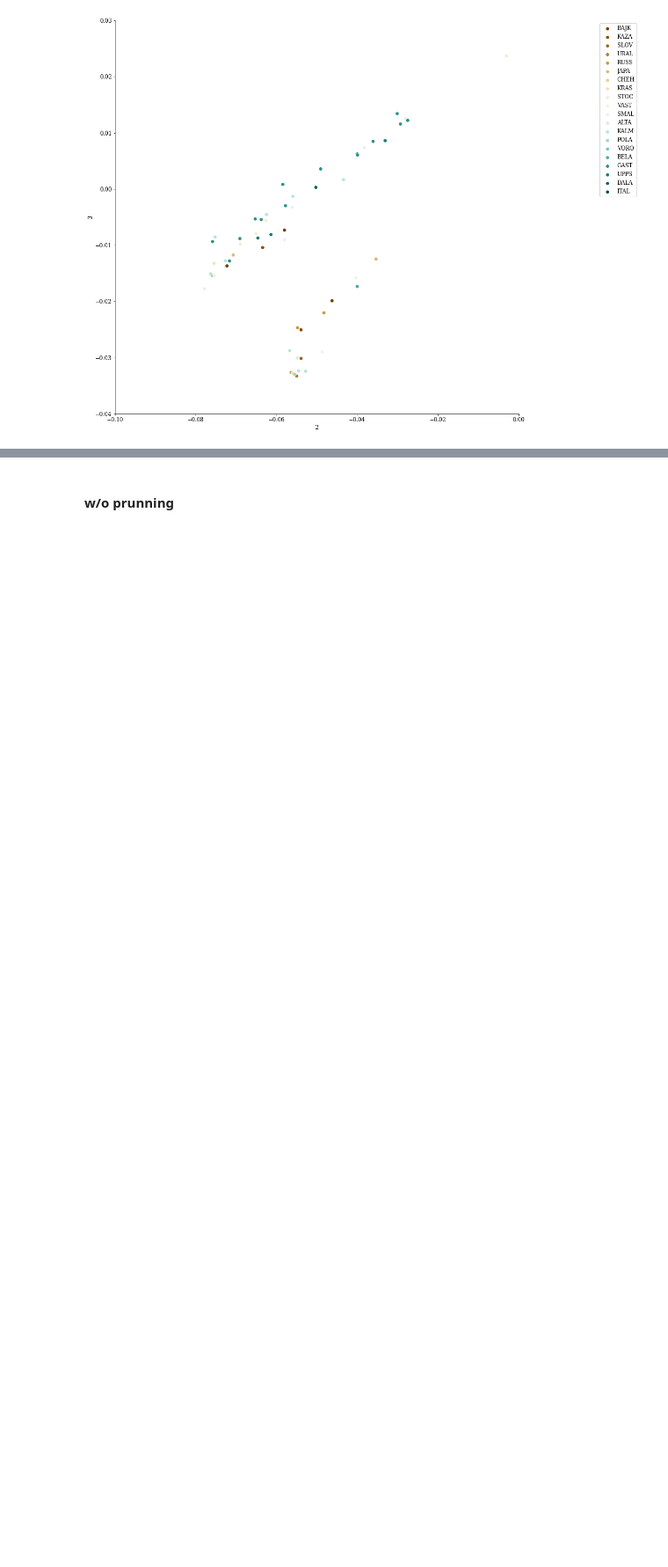
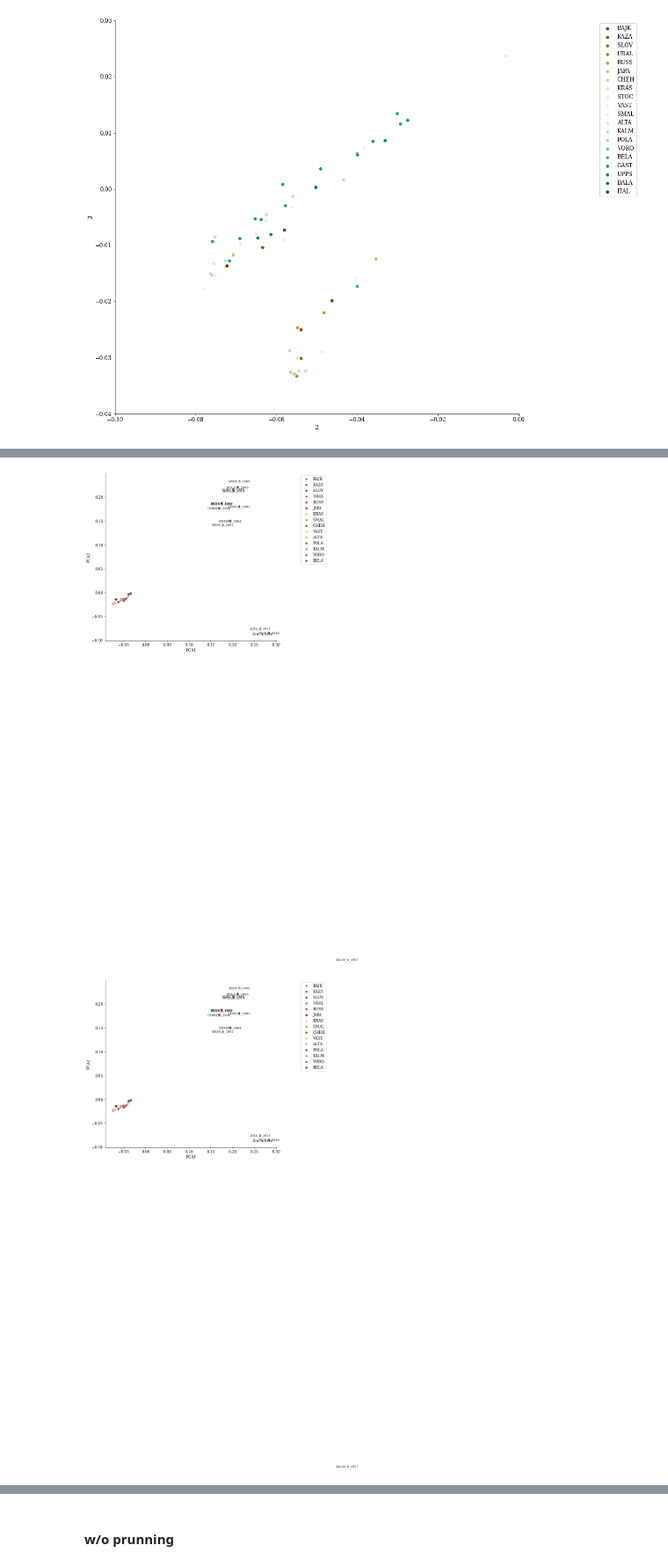
Before and after one commit to DaSh-bash/M.britomartis_genomics, a Jupyter notebook: PCA_Work_DSh.ipynb, the cells around one changed output, grey strips where cells are left out. Shown at 88% size. Cells and saved outputs as stored; diff of their text form; code cells hidden in the pictures; blank space fills up the shorter version.

```diff
--- a/PCA_Work_DSh.ipynb
+++ b/PCA_Work_DSh.ipynb
@@ -801,0 +929,46 @@ plt.show()
+# %%
+cont_data = df[df['Age'] == 'cont']
+cont_data
+
+# Plot scatterplot with the custom palette
+sns.scatterplot(x=cont_data['PCA1'], y=cont_data['PCA2'], hue=cont_data['popID'], s=80,palette="tab20b_r") #,palette="magma") #,alpha=0.4) #,kwargs={"color":"darkred","alpha":0.3,"s":200})#,palette="dark")
+sns.despine()
+#plt.ylabel("PCA 2 ("+ (split_eigval[1])+"%)")
+#plt.xlabel("PCA 1 ("+split_eigval[0]+"%)")
+ml.rcParams['figure.figsize'] = (10.0, 10.0)
+plt.legend(loc='upper right', bbox_to_anchor=(1.3, 1))
+#for i in range(len(cont_data)):
+#    plt.text(cont_data['PCA1'][i], cont_data['PCA2'][i], cont_data['ID'][i], ha='center', va='center', fontsize=14)
+
+
+#for i in range(len(cont_data)):
+#    plt.text(cont_data['PCA1'].iloc[i], cont_data['PCA2'].iloc[i], cont_data['ID'].iloc[i], ha='center', va='center', fontsize=14)
+
+for i in range(len(df)):
+    if df['PCA1'][i] > 0:
+        plt.text(df['PCA1'][i], df['PCA2'][i], df['ID'][i], ha='center', va='center', fontsize=10)
+
+
+#plt.legend(frameon=False)
+#plt.savefig("/Users/dariashipilina/Documents/GitHub/M.britomartis_genomics/Work_DSh/test_hist_PCA/britomartis_PCA_cont_miss3_auto.pdf",bbox_inches="tight")
+
+# Show the plot
+plt.show()
+
+# Plot scatterplot with the custom palette
+sns.scatterplot(x=cont_data['PCA1'], y=cont_data['PCA2'], hue=cont_data['popID'], s=80,palette="tab20b_r") #,palette="magma") #,alpha=0.4) #,kwargs={"color":"darkred","alpha":0.3,"s":200})#,palette="dark")
+sns.despine()
+#plt.ylabel("PCA 2 ("+ (split_eigval[1])+"%)")
+#plt.xlabel("PCA 1 ("+split_eigval[0]+"%)")
+ml.rcParams['figure.figsize'] = (10.0, 10.0)
+plt.legend(loc='upper right', bbox_to_anchor=(1.3, 1))
+
+for i in range(len(df)):
+    if df['PCA1'][i] > 0:
+        plt.text(df['PCA1'][i], df['PCA2'][i], df['ID'][i], ha='center', va='center', fontsize=10)
+
+# Show the plot
+plt.show()
+# %% [output]
+[figure, added]
+[figure, added]
```
Also changed, not shown: parts of 21 cells of this notebook, 9 other files.
